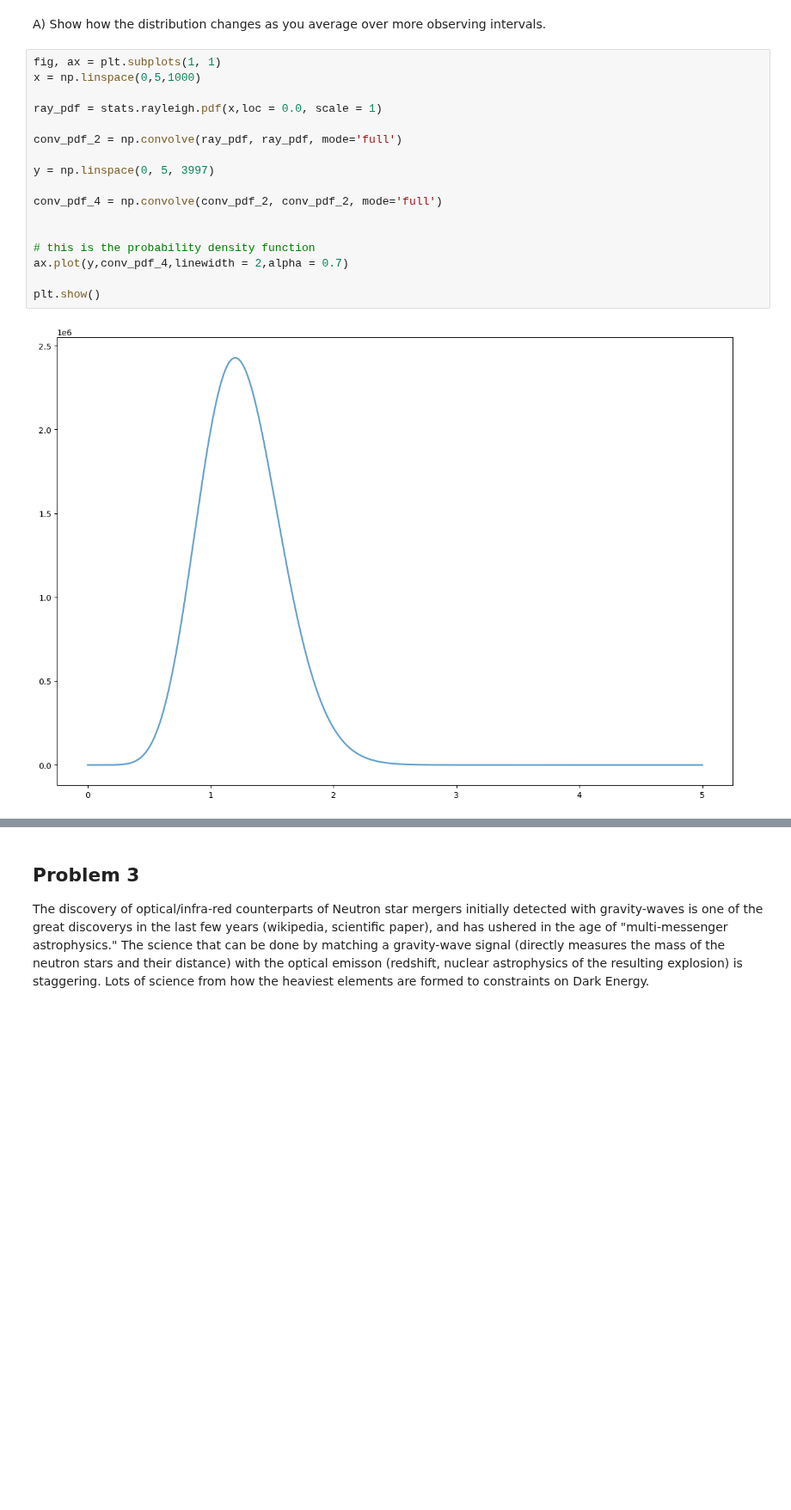
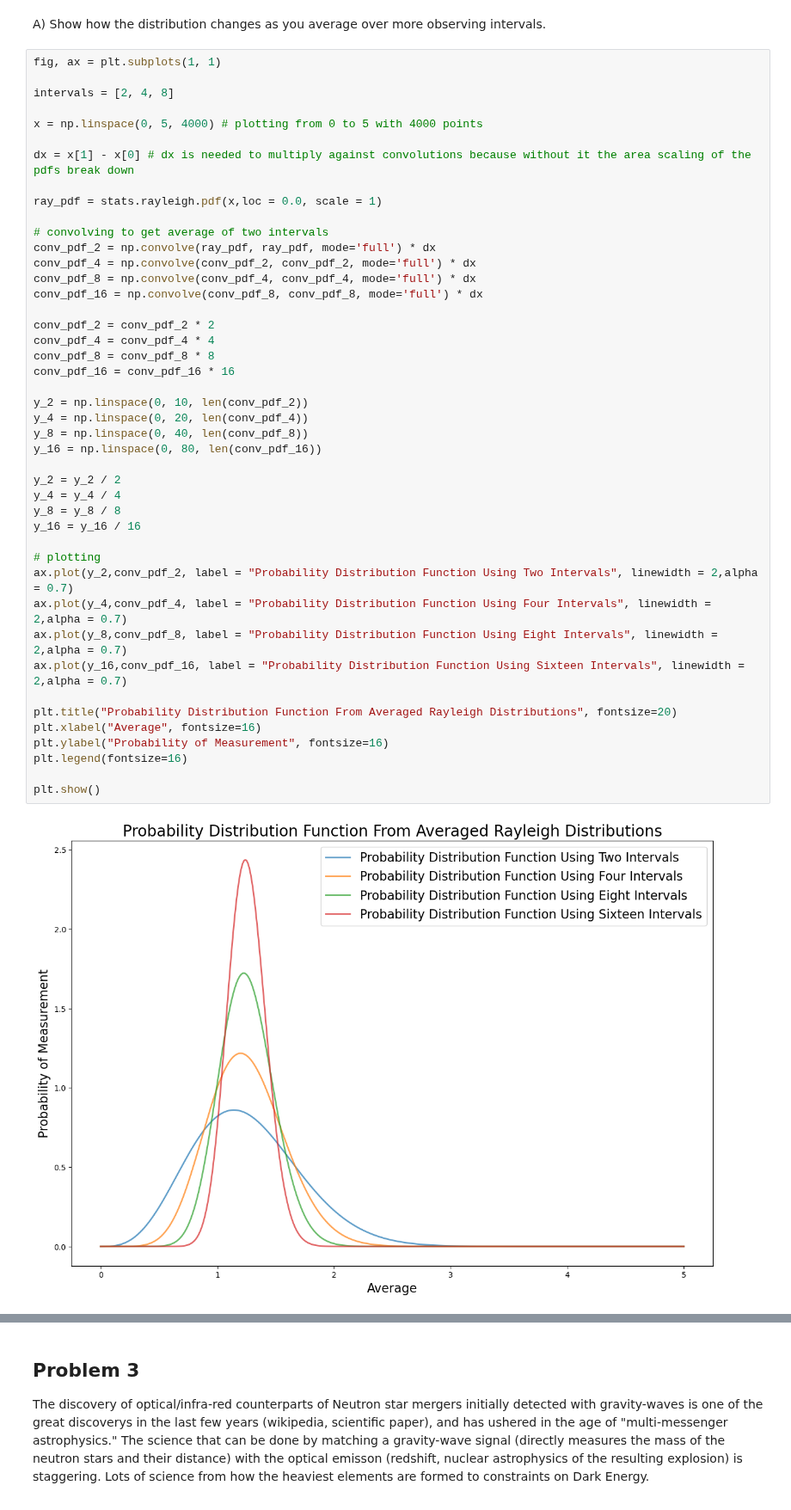
Before and after one commit to OwenCJ/Adv_lab-phys-434, a Jupyter notebook: Lab2.ipynb, the cells around one changed output, grey strips where cells are left out. Shown at 86% size. Cells and saved outputs as stored; diff of their text form; blank space fills up the shorter version.

```diff
--- a/Lab2.ipynb
+++ b/Lab2.ipynb
@@ -153,23 +176,50 @@ plt.show()
 A) Show how the distribution changes as you average over more observing intervals.
 # %%
 fig, ax = plt.subplots(1, 1)
-x = np.linspace(0,5,1000)
+
+intervals = [2, 4, 8]
+
+x = np.linspace(0, 5, 4000) # plotting from 0 to 5 with 4000 points
+
+dx = x[1] - x[0] # dx is needed to multiply against convolutions because without it the area scaling of the pdfs break down
 
 ray_pdf = stats.rayleigh.pdf(x,loc = 0.0, scale = 1)
 
-conv_pdf_2 = np.convolve(ray_pdf, ray_pdf, mode='full')
+# convolving to get average of two intervals
+conv_pdf_2 = np.convolve(ray_pdf, ray_pdf, mode='full') * dx
+conv_pdf_4 = np.convolve(conv_pdf_2, conv_pdf_2, mode='full') * dx
+conv_pdf_8 = np.convolve(conv_pdf_4, conv_pdf_4, mode='full') * dx
+conv_pdf_16 = np.convolve(conv_pdf_8, conv_pdf_8, mode='full') * dx
 
-y = np.linspace(0, 5, 3997)
+conv_pdf_2 = conv_pdf_2 * 2
+conv_pdf_4 = conv_pdf_4 * 4
+conv_pdf_8 = conv_pdf_8 * 8
+conv_pdf_16 = conv_pdf_16 * 16
 
-conv_pdf_4 = np.convolve(conv_pdf_2, conv_pdf_2, mode='full')
+y_2 = np.linspace(0, 10, len(conv_pdf_2))
+y_4 = np.linspace(0, 20, len(conv_pdf_4))
+y_8 = np.linspace(0, 40, len(conv_pdf_8))
+y_16 = np.linspace(0, 80, len(conv_pdf_16))
 
+y_2 = y_2 / 2
+y_4 = y_4 / 4
+y_8 = y_8 / 8
+y_16 = y_16 / 16
 
-# this is the probability density function
-ax.plot(y,conv_pdf_4,linewidth = 2,alpha = 0.7)
+# plotting
+ax.plot(y_2,conv_pdf_2, label = "Probability Distribution Function Using Two Intervals", linewidth = 2,alpha = 0.7)
+ax.plot(y_4,conv_pdf_4, label = "Probability Distribution Function Using Four Intervals", linewidth = 2,alpha = 0.7)
+ax.plot(y_8,conv_pdf_8, label = "Probability Distribution Function Using Eight Intervals", linewidth = 2,alpha = 0.7)
+ax.plot(y_16,conv_pdf_16, label = "Probability Distribution Function Using Sixteen Intervals", linewidth = 2,alpha = 0.7)
+
+plt.title("Probability Distribution Function From Averaged Rayleigh Distributions", fontsize=20)
+plt.xlabel("Average", fontsize=16)
+plt.ylabel("Probability of Measurement", fontsize=16)
+plt.legend(fontsize=16)
 
 plt.show()
 # %% [output]
-[figure, old version]
+[figure, new version]
 # %% [markdown]
 B) Discuss how the shape changes. Does it approach a Gaussian distribution? If yes, after how many intervals?
 
```
Also changed, not shown: parts of 15 cells of this notebook.
